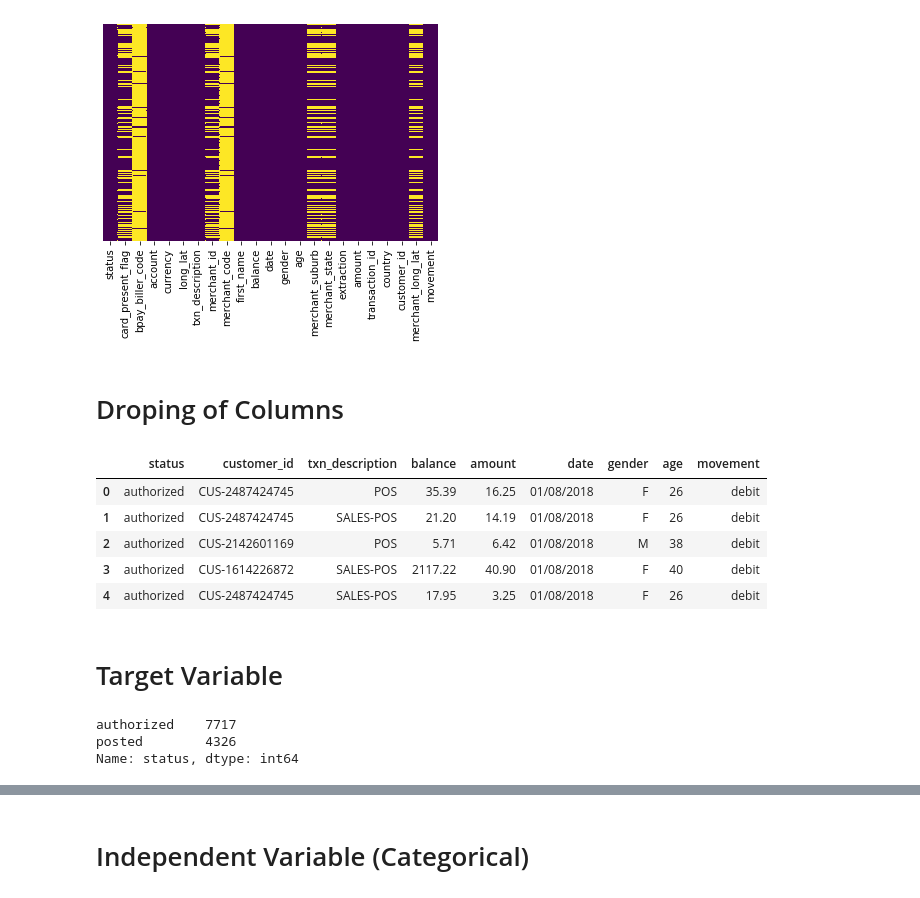
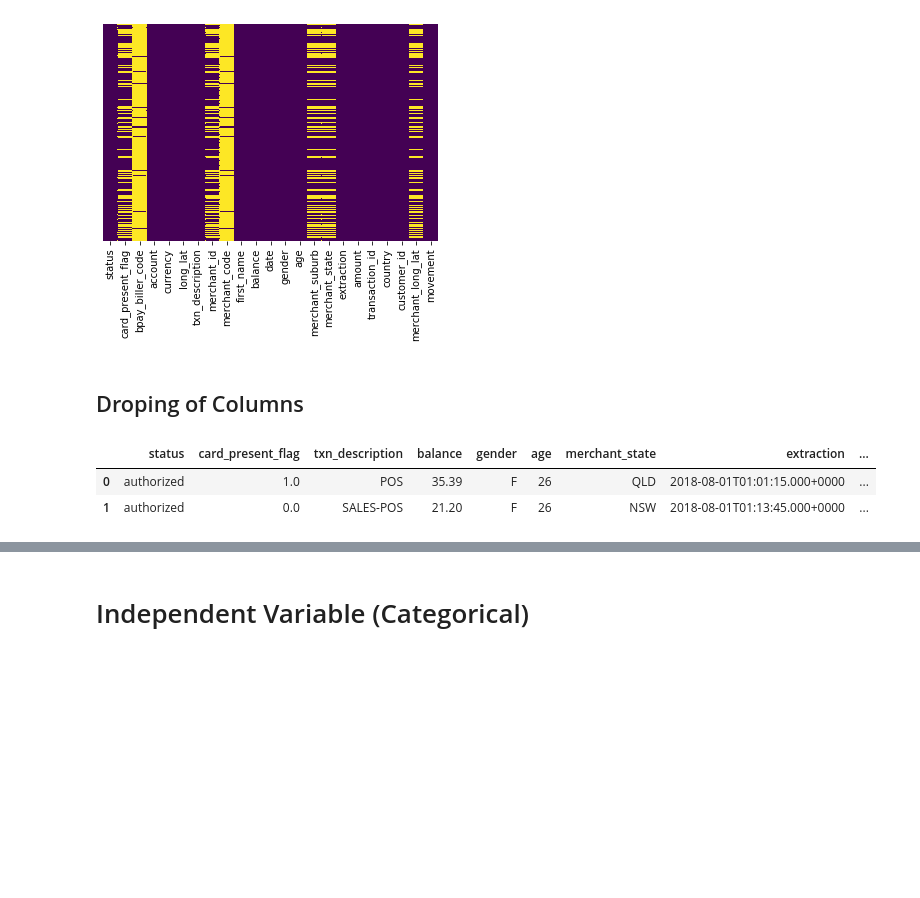
Before and after one commit to Oritsegbubemi/data-science-projects, a Jupyter notebook: Data_ANZ/ANZ_Exploratory_Data_Analysis.ipynb, the cells around one changed output, grey strips where cells are left out. Drawn from its saved outputs; the diff is of its cells as text; code cells hidden in the pictures; blank space fills up the shorter version.

```diff
--- a/Data_ANZ/ANZ_Exploratory_Data_Analysis.ipynb
+++ b/Data_ANZ/ANZ_Exploratory_Data_Analysis.ipynb
@@ -27,26 +32,12 @@ sns.heatmap(dataset.isnull(),yticklabels=False,cbar=False,cmap='viridis')
 <matplotlib.axes._subplots.AxesSubplot at 0x...>
 [figure]
 # %% [markdown]
-# Droping of Columns
+## Droping of Columns
 # %%
-dataset=dataset.drop(['card_present_flag', 'bpay_biller_code', 'account', 'currency', 'long_lat', 'merchant_id', 'merchant_code', 'first_name', 'merchant_suburb', 'merchant_state', 'extraction', 'transaction_id', 'country', 'merchant_long_lat'], axis=1)
+dataset = dataset.drop(['currency', 'first_name', 'country', 'transaction_id', 'date', 'account', 'bpay_biller_code', 'merchant_suburb', 'merchant_id', 'merchant_code', 'long_lat', 'customer_id', 'merchant_long_lat'], axis=1)
-# %%
-dataset = dataset.reindex(columns=['status', 'customer_id', 'txn_description', 'balance', 'amount',
-                                  'date', 'gender', 'age', 'movement'])
 # %%
-dataset.head()
+dataset.head(2)
 # %% [output]
-|  | status | customer_id | txn_description | balance | amount | date | gender | age | movement |
-| 0 | authorized | CUS-2487424745 | POS | 35.39 | 16.25 | 01/08/2018 | F | 26 | debit |
-| 1 | authorized | CUS-2487424745 | SALES-POS | 21.20 | 14.19 | 01/08/2018 | F | 26 | debit |
-| 2 | authorized | CUS-2142601169 | POS | 5.71 | 6.42 | 01/08/2018 | M | 38 | debit |
-| 3 | authorized | CUS-1614226872 | SALES-POS | 2117.22 | 40.90 | 01/08/2018 | F | 40 | debit |
-| 4 | authorized | CUS-2487424745 | SALES-POS | 17.95 | 3.25 | 01/08/2018 | F | 26 | debit |
+|  | status | card_present_flag | txn_description | balance | gender | age | merchant_state | extraction | ... |
+| 0 | authorized | 1.0 | POS | 35.39 | F | 26 | QLD | 2018-08-01T01:01:15.000+0000 | ... |
+| 1 | authorized | 0.0 | SALES-POS | 21.20 | F | 26 | NSW | 2018-08-01T01:13:45.000+0000 | ... |
-# %% [markdown]
-# Target Variable
-# %%
-dataset['status'].value_counts()
-# %% [output]
-authorized    7717
-posted        4326
-Name: status, dtype: int64
```
Also changed, not shown: parts of 49 cells of this notebook, 1 other file.
